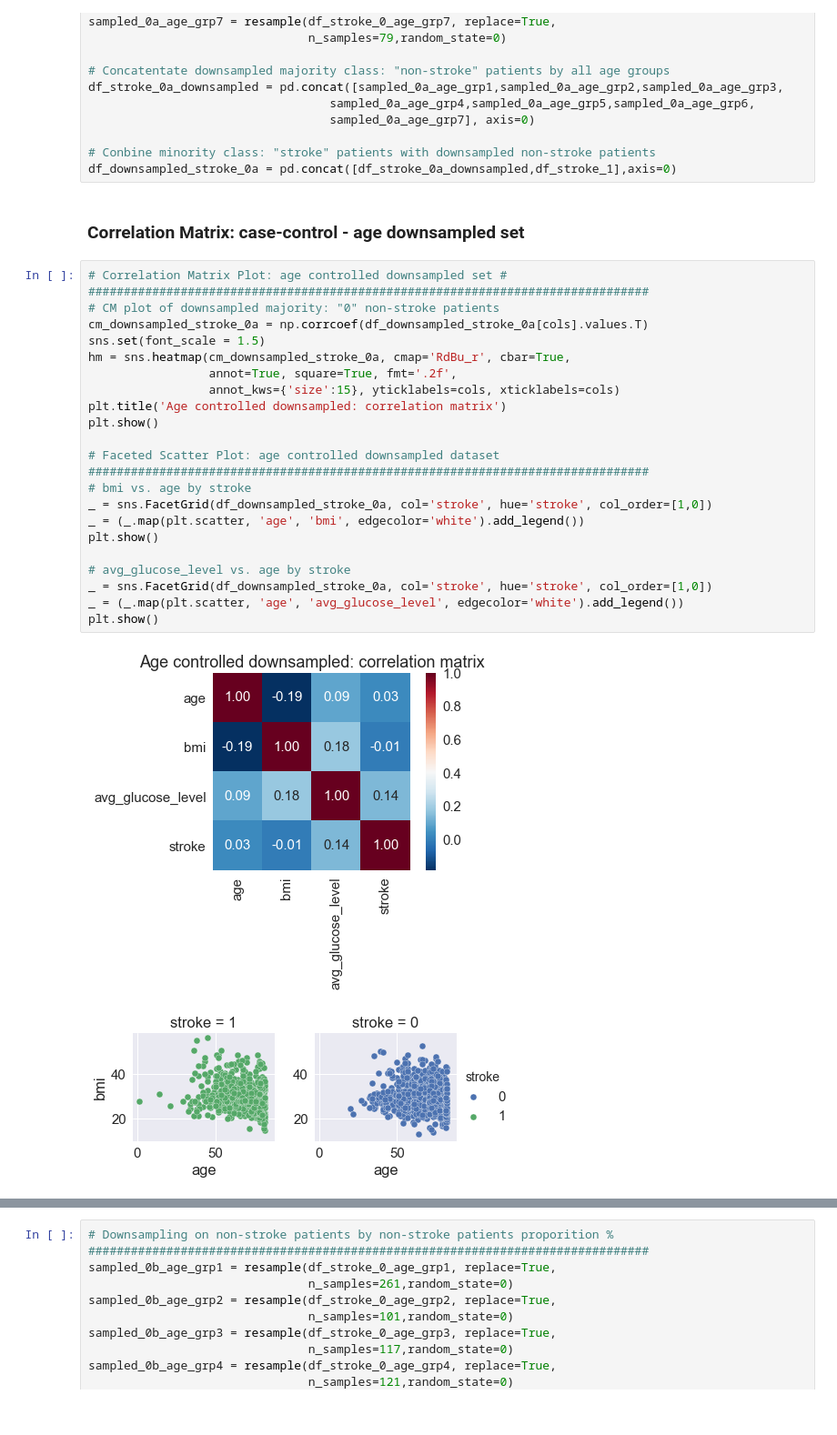
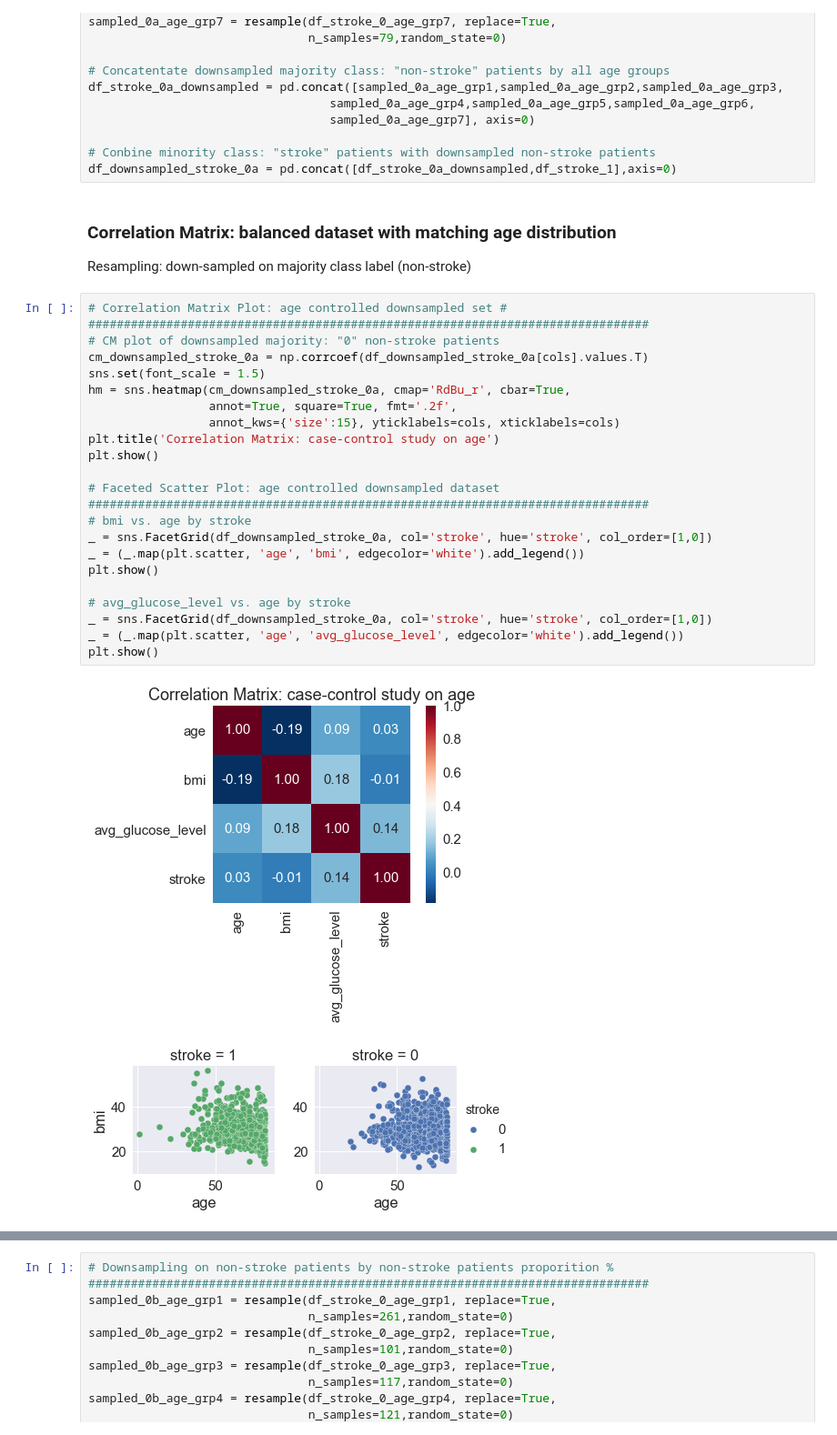
Before and after one commit to emgoh/capstone, a Jupyter notebook: capstone_codes/cp_stroke_tidy_notebook.ipynb, the cells around one changed output, grey strips where cells are left out. Shown at 91% size. Saved outputs shown, nothing was run; the diff lists cells and outputs as text.

```diff
--- a/capstone_codes/cp_stroke_tidy_notebook.ipynb
+++ b/capstone_codes/cp_stroke_tidy_notebook.ipynb
@@ -656,32 +735,33 @@ df_stroke_0a_downsampled = pd.concat([sampled_0a_age_grp1,sampled_0a_age_grp2,sa
 
 # Conbine minority class: "stroke" patients with downsampled non-stroke patients
 df_downsampled_stroke_0a = pd.concat([df_stroke_0a_downsampled,df_stroke_1],axis=0)
-# %% [markdown]
-### Correlation Matrix: case-control - age downsampled set ###
+# %% [markdown]
+### Correlation Matrix: balanced dataset with matching age distribution ###
+Resampling: down-sampled on majority class label (non-stroke)
 # %%
 # Correlation Matrix Plot: age controlled downsampled set #
 ###############################################################################
 # CM plot of downsampled majority: "0" non-stroke patients
 cm_downsampled_stroke_0a = np.corrcoef(df_downsampled_stroke_0a[cols].values.T)
 sns.set(font_scale = 1.5)
 hm = sns.heatmap(cm_downsampled_stroke_0a, cmap='RdBu_r', cbar=True,
                  annot=True, square=True, fmt='.2f',
                  annot_kws={'size':15}, yticklabels=cols, xticklabels=cols)
-plt.title('Age controlled downsampled: correlation matrix')
+plt.title('Correlation Matrix: case-control study on age')
 plt.show()
 
 # Faceted Scatter Plot: age controlled downsampled dataset
 ###############################################################################
 # bmi vs. age by stroke
 _ = sns.FacetGrid(df_downsampled_stroke_0a, col='stroke', hue='stroke', col_order=[1,0])
 _ = (_.map(plt.scatter, 'age', 'bmi', edgecolor='white').add_legend())
 plt.show()
 
 # avg_glucose_level vs. age by stroke
 _ = sns.FacetGrid(df_downsampled_stroke_0a, col='stroke', hue='stroke', col_order=[1,0])
 _ = (_.map(plt.scatter, 'age', 'avg_glucose_level', edgecolor='white').add_legend())
 plt.show()
 # %% [output]
-[figure, old version]
+[figure, new version]
 [figure]
 [figure]
```
Also changed, not shown: parts of 58 cells of this notebook.
